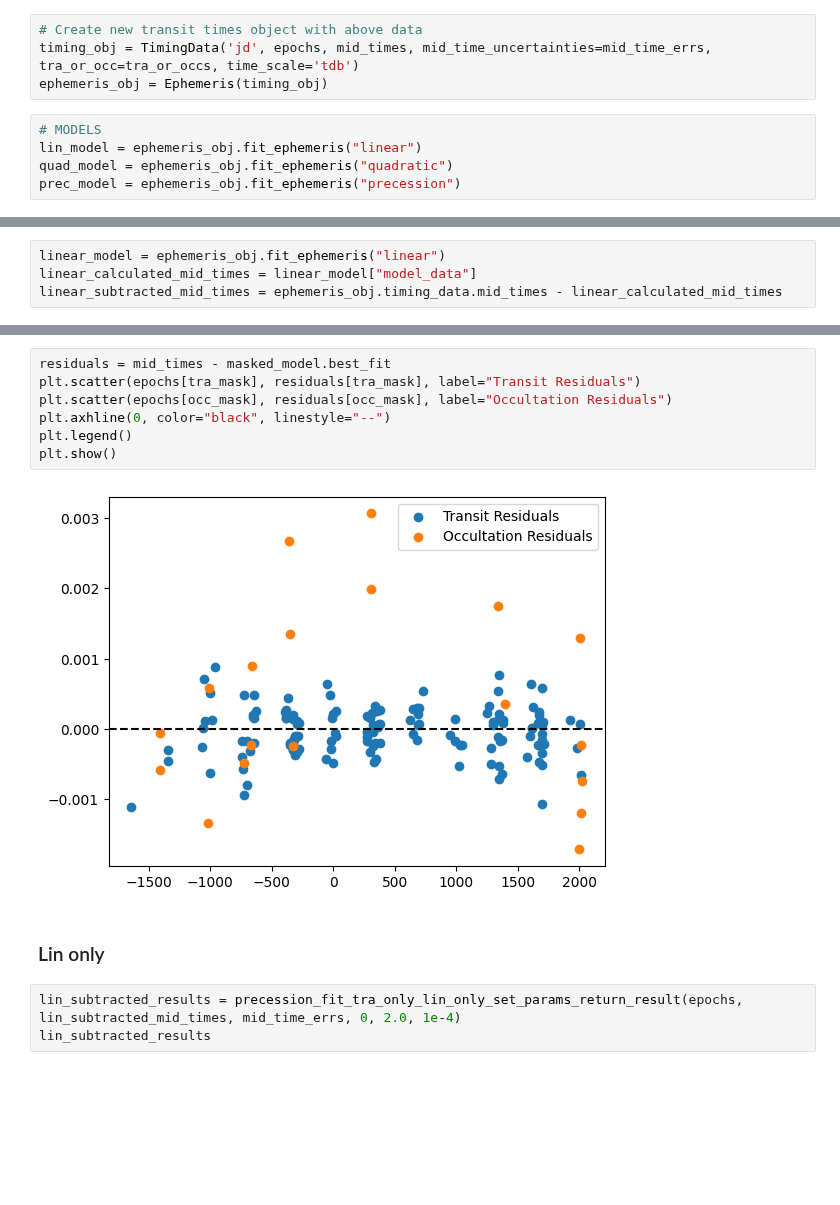
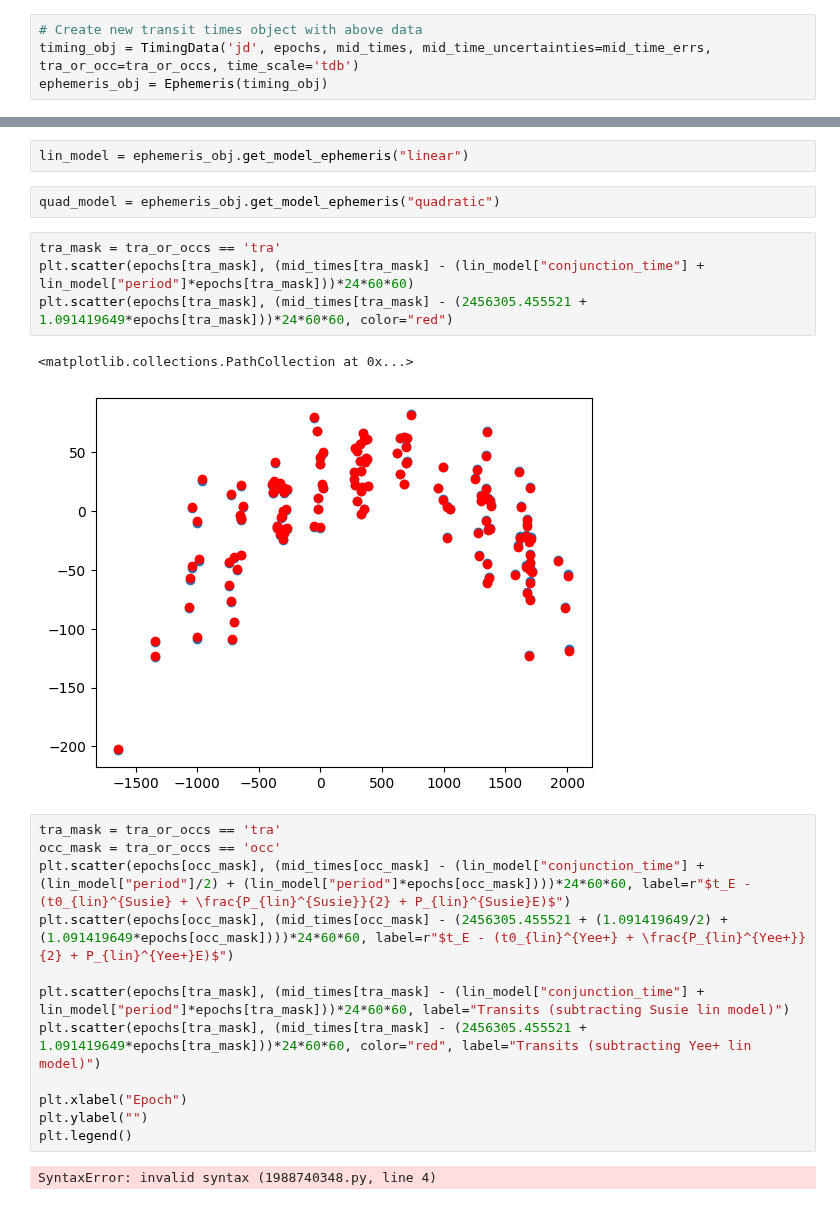
Before and after one commit to BoiseStatePlanetary/susie, a Jupyter notebook: notebooks/lm_fit_testing.ipynb, the cells around one changed output, grey strips where cells are left out. Drawn from its saved outputs; the diff is of its cells as text; blank space fills up the shorter version.

```diff
--- a/notebooks/lm_fit_testing.ipynb
+++ b/notebooks/lm_fit_testing.ipynb
@@ -185,8 +120,3 @@ def plot_oc_plot(ephemeris_obj, model, T0, P):
 # Create new transit times object with above data
 timing_obj = TimingData('jd', epochs, mid_times, mid_time_uncertainties=mid_time_errs, tra_or_occ=tra_or_occs, time_scale='tdb')
 ephemeris_obj = Ephemeris(timing_obj)
-# %%
-# MODELS
-lin_model = ephemeris_obj.fit_ephemeris("linear")
-quad_model = ephemeris_obj.fit_ephemeris("quadratic")
-prec_model = ephemeris_obj.fit_ephemeris("precession")
@@ -565,4 +122,0 @@ Step 2. Fit the precession model to the non-linear portion ONLY
-# %%
-linear_model = ephemeris_obj.fit_ephemeris("linear")
-linear_calculated_mid_times = linear_model["model_data"]
-linear_subtracted_mid_times = ephemeris_obj.timing_data.mid_times - linear_calculated_mid_times
@@ -875,14 +123,25 @@ plt.show()
-# %%
-residuals = mid_times - masked_model.best_fit
-plt.scatter(epochs[tra_mask], residuals[tra_mask], label="Transit Residuals")
-plt.scatter(epochs[occ_mask], residuals[occ_mask], label="Occultation Residuals")
-plt.axhline(0, color="black", linestyle="--")
-plt.legend()
-plt.show()
-# %% [output]
-[figure, removed]
-# %% [markdown]
-### Lin only
-# %%
-lin_subtracted_results = precession_fit_tra_only_lin_only_set_params_return_result(epochs, lin_subtracted_mid_times, mid_time_errs, 0, 2.0, 1e-4)
-lin_subtracted_results
+# %%
+lin_model = ephemeris_obj.get_model_ephemeris("linear")
+# %%
+quad_model = ephemeris_obj.get_model_ephemeris("quadratic")
+# %%
+tra_mask = tra_or_occs == 'tra'
+plt.scatter(epochs[tra_mask], (mid_times[tra_mask] - (lin_model["conjunction_time"] + lin_model["period"]*epochs[tra_mask]))*24*60*60)
+plt.scatter(epochs[tra_mask], (mid_times[tra_mask] - (2456305.455521 + 1.091419649*epochs[tra_mask]))*24*60*60, color="red")
+# %% [output]
+<matplotlib.collections.PathCollection at 0x...>
+[figure, added]
+# %%
+tra_mask = tra_or_occs == 'tra'
+occ_mask = tra_or_occs == 'occ'
+plt.scatter(epochs[occ_mask], (mid_times[occ_mask] - (lin_model["conjunction_time"] + (lin_model["period"]/2) + (lin_model["period"]*epochs[occ_mask])))*24*60*60, label=r"$t_E - (t0_{lin}^{Susie} + \frac{P_{lin}^{Susie}}{2} + P_{lin}^{Susie}E)$")
+plt.scatter(epochs[occ_mask], (mid_times[occ_mask] - (2456305.455521 + (1.091419649/2) + (1.091419649*epochs[occ_mask])))*24*60*60, label=r"$t_E - (t0_{lin}^{Yee+} + \frac{P_{lin}^{Yee+}}{2} + P_{lin}^{Yee+}E)$")
+
+plt.scatter(epochs[tra_mask], (mid_times[tra_mask] - (lin_model["conjunction_time"] + lin_model["period"]*epochs[tra_mask]))*24*60*60, label="Transits (subtracting Susie lin model)")
+plt.scatter(epochs[tra_mask], (mid_times[tra_mask] - (2456305.455521 + 1.091419649*epochs[tra_mask]))*24*60*60, color="red", label="Transits (subtracting Yee+ lin model)")
+
+plt.xlabel("Epoch")
+plt.ylabel("")
+plt.legend()
+# %% [output]
+SyntaxError: invalid syntax (1988740348.py, line 4)
```
Also changed, not shown: parts of 94 cells of this notebook, 2 other files.
